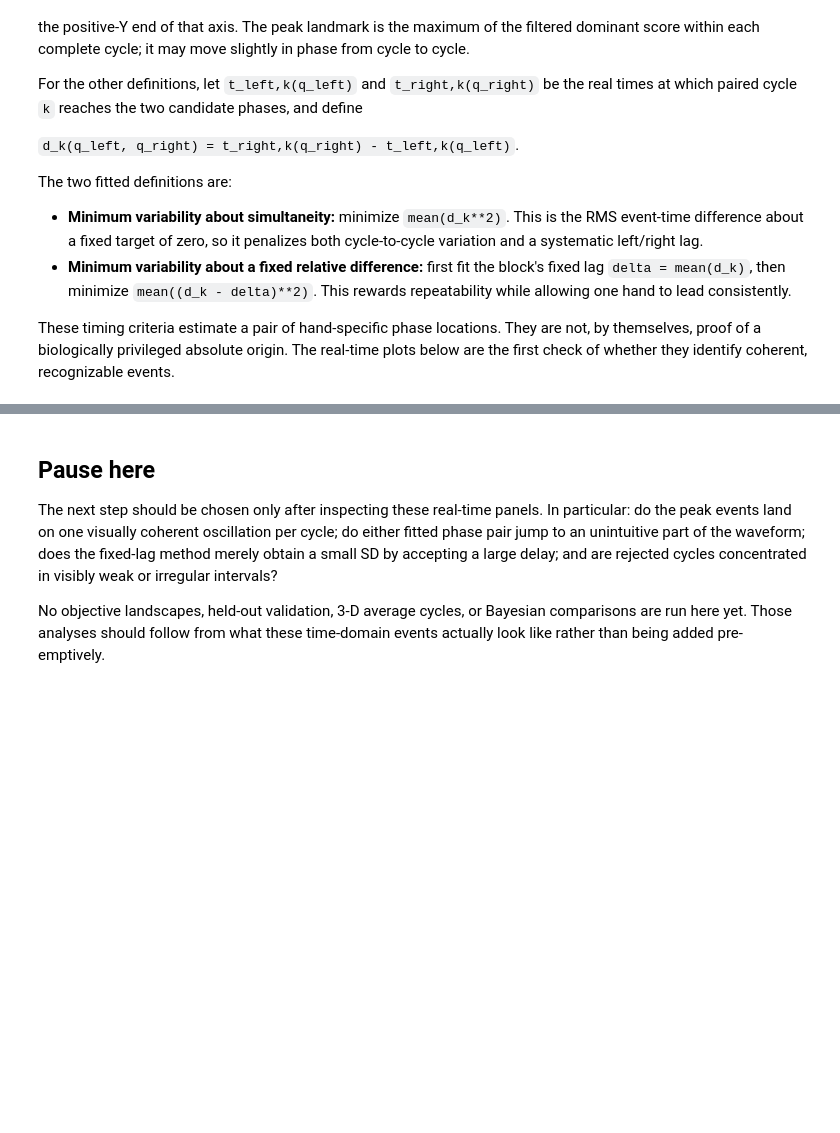
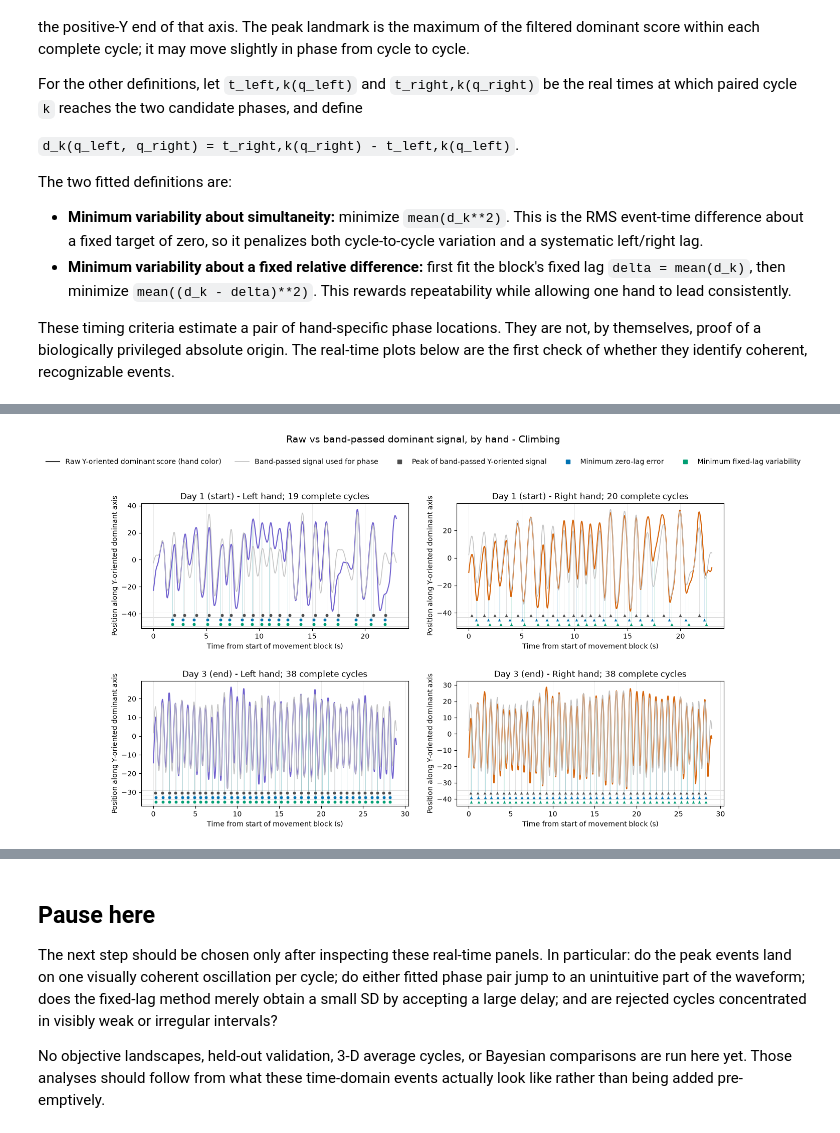
Before and after one commit to Motor-Learning-Lab/phase-coordinates, a Jupyter notebook: notebooks/gorilla_tag_analysis/06_phase_alignment_landmarks.ipynb, the cells around one changed output, grey strips where cells are left out. Cells and saved outputs as stored; diff of their text form; code cells hidden in the pictures; blank space fills up the shorter version.

```diff
--- a/notebooks/gorilla_tag_analysis/06_phase_alignment_landmarks.ipynb
+++ b/notebooks/gorilla_tag_analysis/06_phase_alignment_landmarks.ipynb
@@ -55,7 +55,7 @@ METHOD_COLORS = {
     "fixed_relative": "#009E73",
 }
 METHOD_LABELS = {
-    "peak": "Peak of Y-oriented dominant signal",
+    "peak": "Peak of band-passed Y-oriented signal",
     "simultaneous": "Minimum zero-lag error",
     "fixed_relative": "Minimum fixed-lag variability",
 }
@@ -332,2 +372,81 @@ for a non-monotonic inverse phase map intentionally have no marker. The fitted
 timing criteria use only the mutually paired subset, whose size is printed in
 each panel.
+# %%
+def add_single_hand_event_tracks(ax, time, raw, cycles, hand, analysis, data_low, data_high):
+    data_span = max(data_high - data_low, 1.0)
+    top_rule = data_low - 0.015 * data_span
+    rule_step = 0.045 * data_span
+    rules = top_rule - rule_step * np.arange(4)
+    track_y = (rules[:-1] + rules[1:]) / 2
+    for rule in rules:
+        ax.axhline(rule, color="0.82", lw=0.55, zorder=0)
+    for y, method in zip(track_y, METHOD_COLORS):
+        times = event_times(cycles, method, hand, analysis)
+        raw_at_event = np.interp(times, time, raw)
+        ax.vlines(
+            times, y, raw_at_event, color=METHOD_COLORS[method],
+            lw=0.55, alpha=0.20, zorder=1,
+        )
+        ax.scatter(
+            times, np.full(len(times), y), s=22, marker=HAND_MARKERS[hand],
+            color=METHOD_COLORS[method], edgecolor="white", linewidth=0.35, zorder=5,
+        )
+    ax.set_ylim(rules[-1] - 0.02 * data_span, data_high + 0.06 * data_span)
+
+
+comparison_usable = block_summary[block_summary.fit_ok].copy()
+comparison_indices = comparison_usable.groupby(["skill", "day"])["run_duration_sec"].idxmax()
+comparison_representatives = comparison_usable.loc[comparison_indices].sort_values(
+    ["skill", "day"]
+).reset_index(drop=True)
+
+comparison_signal_handles = [
+    Line2D([0], [0], color="0.20", lw=1.5, label="Raw Y-oriented dominant score (hand color)"),
+    Line2D([0], [0], color="0.75", lw=1.15, label="Band-passed signal used for phase"),
+]
+comparison_method_handles = [
+    Line2D([0], [0], marker="s", ls="none", color=color, label=METHOD_LABELS[method])
+    for method, color in METHOD_COLORS.items()
+]
+
+for skill in ("climb", "jump", "walk"):
+    selected = comparison_representatives[comparison_representatives.skill == skill].sort_values("day")
+    fig, axes = plt.subplots(2, 2, figsize=(15, 8.5))
+    for row_i, row in enumerate(selected.itertuples(index=False)):
+        key = tuple(getattr(row, name) for name in KEY_COLUMNS)
+        analysis = ANALYSES[key]
+        for col_i, hand in enumerate(HANDS):
+            ax = axes[row_i, col_i]
+            fit = FITS[key][hand]
+            time = fit["samples"]["time"].to_numpy(float)
+            raw = fit["reference_raw"]
+            filtered = fit["reference_filtered"]
+            ax.plot(time, raw, color=P.HAND_COLORS[hand], lw=1.5, alpha=0.96, zorder=2)
+            ax.plot(time, filtered, color="0.75", lw=1.15, alpha=0.92, zorder=3)
+            finite = np.concatenate([raw, filtered])
+            finite = finite[np.isfinite(finite)]
+            data_low, data_high = float(finite.min()), float(finite.max())
+            add_single_hand_event_tracks(
+                ax, time, raw, analysis["cycles"][hand], hand, analysis,
+                data_low, data_high,
+            )
+            ax.set_title(
+                f"{P.DAY_LABELS[int(row.day)]} ({P.PART_LABELS[row.part]}) - "
+                f"{P.HAND_LABELS[hand]}; {len(analysis['cycles'][hand])} complete cycles"
+            )
+            ax.set_ylabel("Position along Y-oriented dominant axis")
+            ax.set_xlabel("Time from start of movement block (s)")
+            ax.grid(axis="x", color="0.9", lw=0.6)
+    fig.subplots_adjust(top=0.82, hspace=0.42, wspace=0.18)
+    fig.suptitle(
+        f"Raw vs band-passed dominant signal, by hand - {P.SKILL_LABELS[skill]}",
+        fontsize=14, y=0.98,
+    )
+    fig.legend(
+        handles=comparison_signal_handles + comparison_method_handles,
+        loc="upper center", ncol=5, frameon=False, bbox_to_anchor=(0.5, 0.94),
+    )
+    P.save_figure(fig, f"stage6_{skill}_raw_vs_bandpass_events_by_hand")
+    plt.show()
+# %% [output]
+[figure, added]
```
Also changed, not shown: parts of 7 cells of this notebook, 6 other files.
